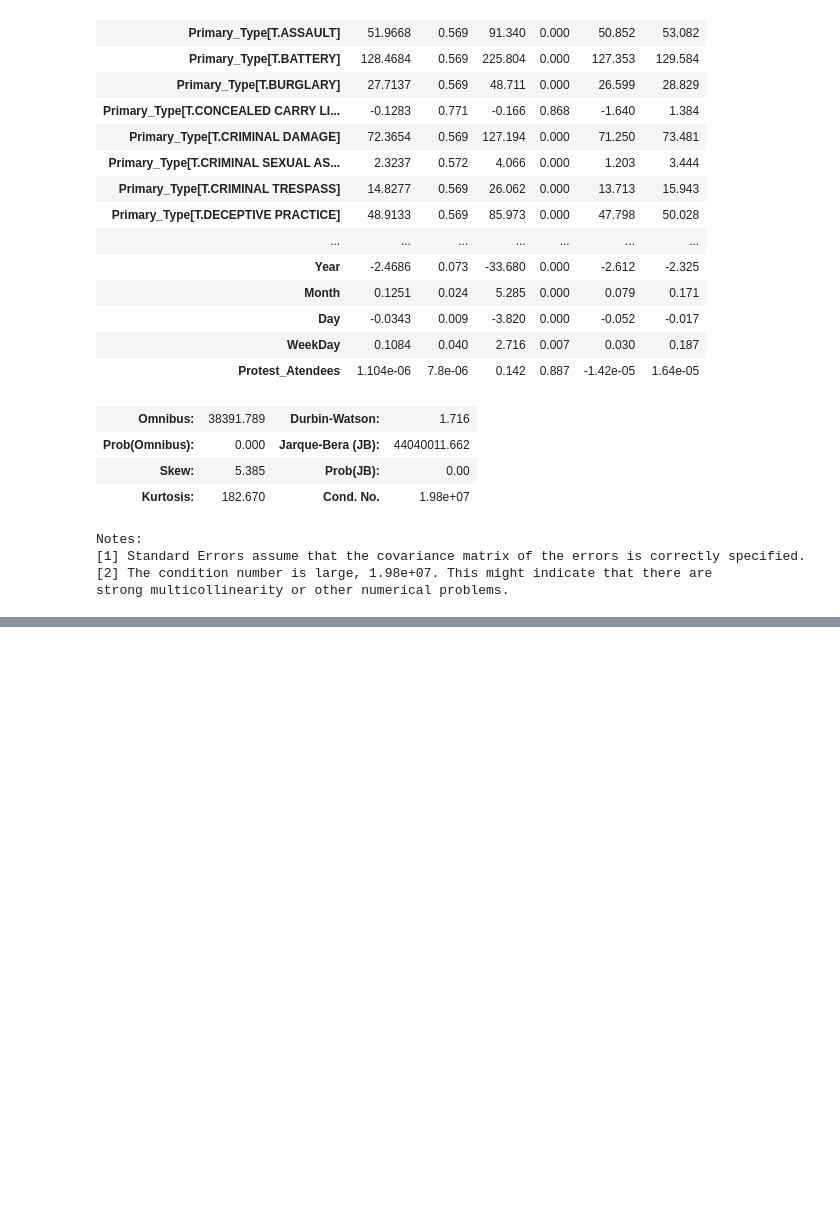
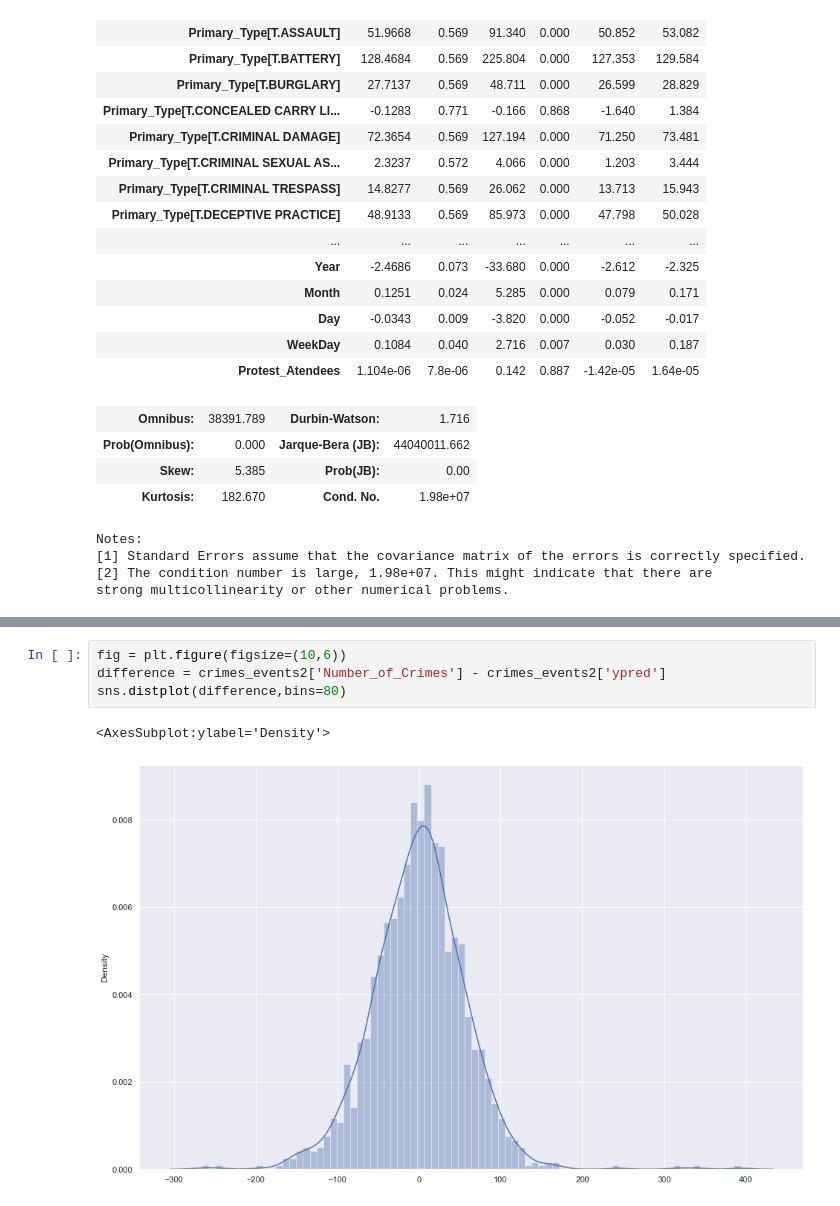
Before and after one commit to leo-cavalcante/crimes-in-chicago, a Jupyter notebook: Time Analysis.ipynb, the cells around one changed output, grey strips where cells are left out. Cells and saved outputs as stored; diff of their text form; blank space fills up the shorter version.

```diff
--- a/Time Analysis.ipynb
+++ b/Time Analysis.ipynb
@@ -1247,0 +1299,7 @@ crimes_events2["Year-Month-Day"].min()
+# %%
+fig = plt.figure(figsize=(10,6))
+difference = crimes_events2['Number_of_Crimes'] - crimes_events2['ypred']
+sns.distplot(difference,bins=80)
+# %% [output]
+<AxesSubplot:ylabel='Density'>
+[figure, added]
```
Also changed, not shown: parts of 72 cells of this notebook, 2 other files.
